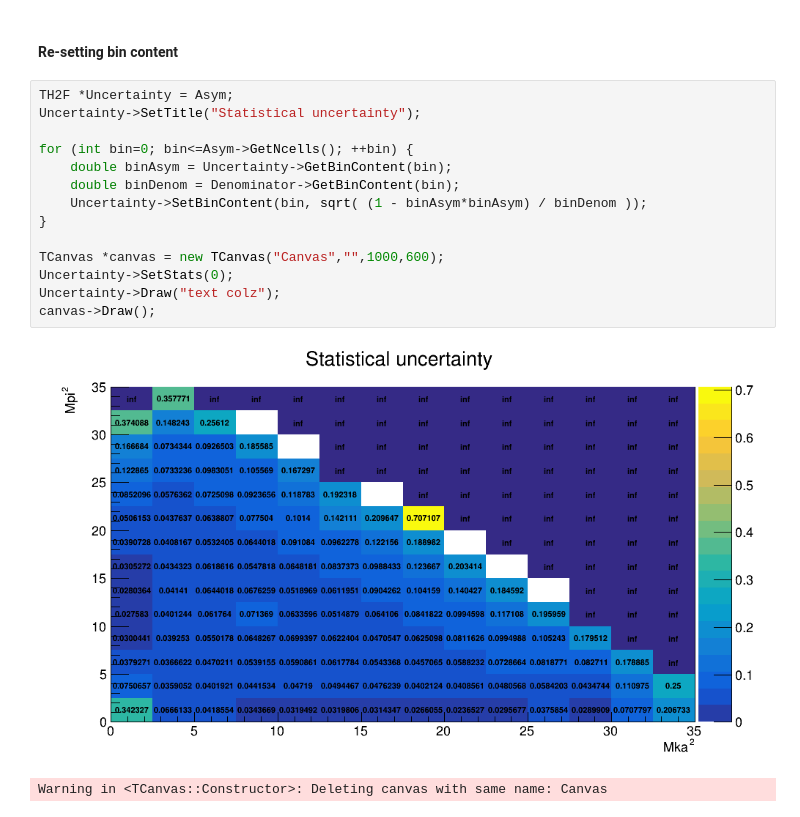
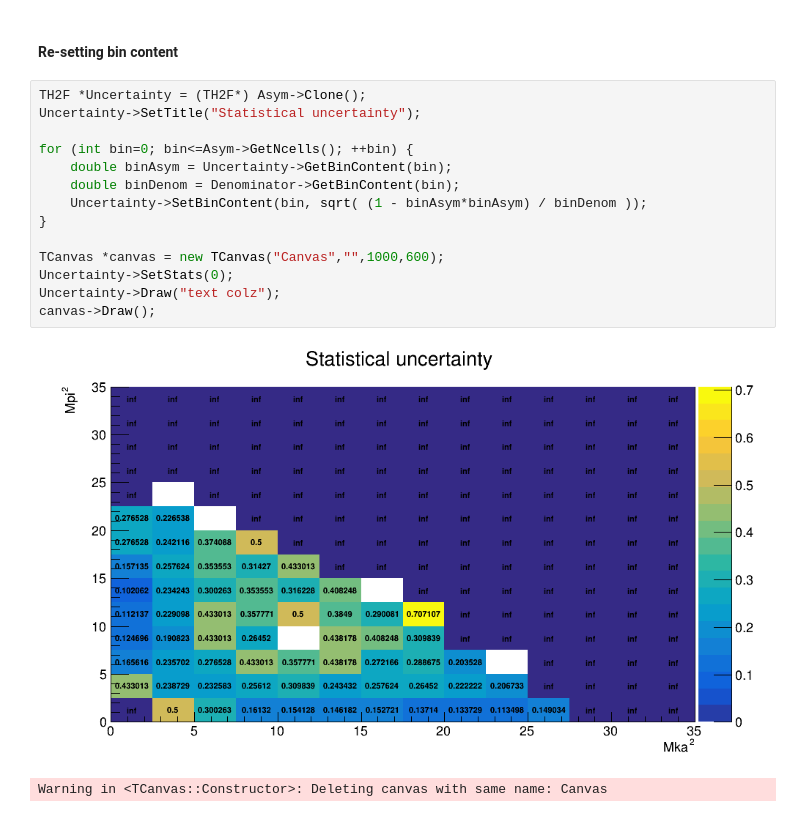
Before and after one commit to jjpereirab/B2HHH_2022_1, a Jupyter notebook: root_KKpi_v2.ipynb, the cells around one changed output. Saved outputs shown, nothing was run; the diff lists cells and outputs as text.

```diff
--- a/root_KKpi_v2.ipynb
+++ b/root_KKpi_v2.ipynb
@@ -394,19 +404,19 @@ Warning in <TCanvas::Constructor>: Deleting canvas with same name: Canvas
 # %% [markdown]
 #### Re-setting bin content
 # %%
-TH2F *Uncertainty = Asym;
+TH2F *Uncertainty = (TH2F*) Asym->Clone();
 Uncertainty->SetTitle("Statistical uncertainty");
 
 for (int bin=0; bin<=Asym->GetNcells(); ++bin) {
     double binAsym = Uncertainty->GetBinContent(bin);
     double binDenom = Denominator->GetBinContent(bin);
     Uncertainty->SetBinContent(bin, sqrt( (1 - binAsym*binAsym) / binDenom ));
 }
 
 TCanvas *canvas = new TCanvas("Canvas","",1000,600);
 Uncertainty->SetStats(0);
 Uncertainty->Draw("text colz");
 canvas->Draw();
 # %% [output]
-[figure, old version]
+[figure, new version]
 Warning in <TCanvas::Constructor>: Deleting canvas with same name: Canvas
```
Also changed, not shown: parts of 25 cells of this notebook, 3 other files.
